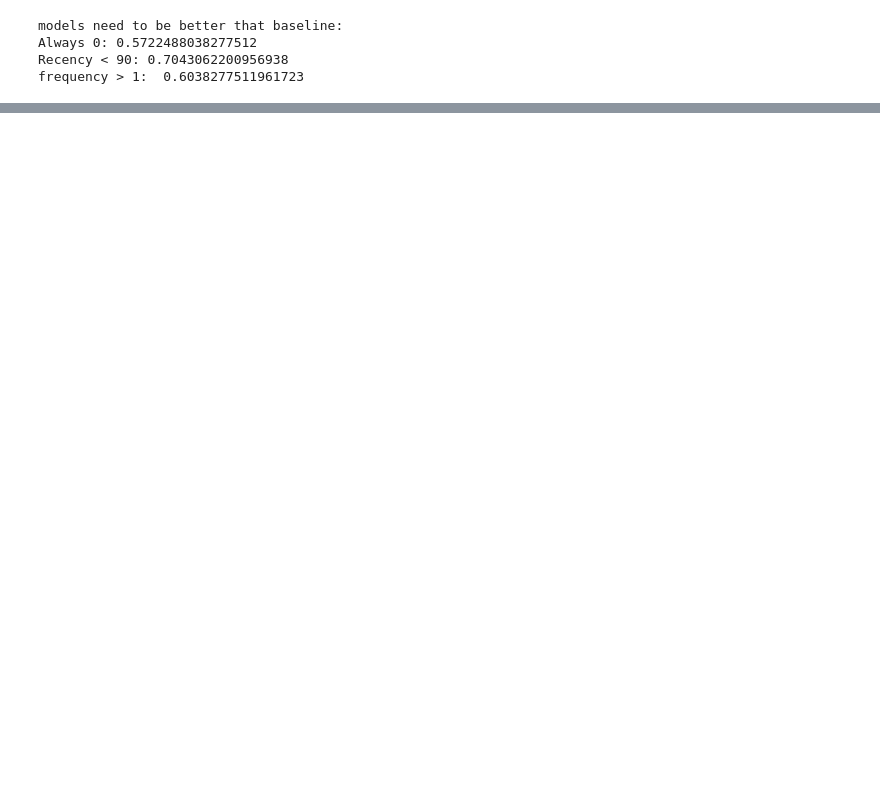
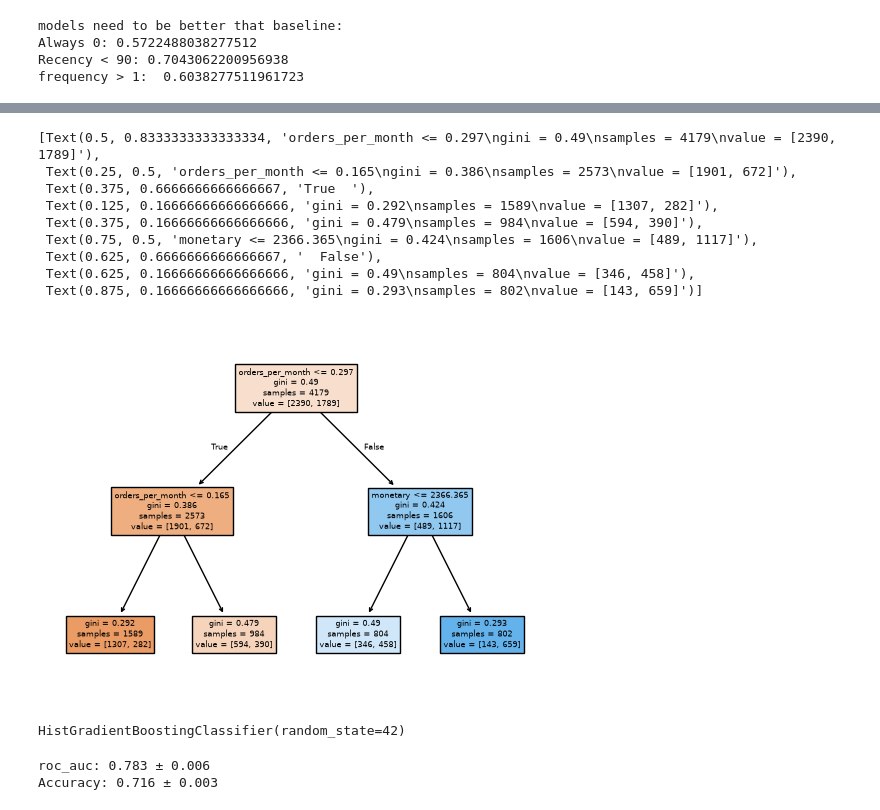
Before and after one commit to ToraBr/Online_retail_2, a Jupyter notebook: notebooks/03_models.ipynb, the cells around one changed output, grey strips where cells are left out. Cells and saved outputs as stored; diff of their text form; code cells hidden in the pictures; blank space fills up the shorter version.

Commit message:
random forest with 5 forl cv, 1 tree with depth 2

```diff
--- a/notebooks/03_models.ipynb
+++ b/notebooks/03_models.ipynb
@@ -32,0 +62,30 @@ frequency > 1:  0.6038277511961723
+# %%
+
+
+tree = DecisionTreeClassifier(max_depth=2, random_state=42)
+tree.fit(X_train, y_train)
+plot_tree(tree, feature_names=X.columns, filled=True)
+# %% [output]
+[Text(0.5, 0.8333333333333334, 'orders_per_month <= 0.297\ngini = 0.49\nsamples = 4179\nvalue = [2390, 1789]'),
+ Text(0.25, 0.5, 'orders_per_month <= 0.165\ngini = 0.386\nsamples = 2573\nvalue = [1901, 672]'),
+ Text(0.375, 0.6666666666666667, 'True  '),
+ Text(0.125, 0.16666666666666666, 'gini = 0.292\nsamples = 1589\nvalue = [1307, 282]'),
+ Text(0.375, 0.16666666666666666, 'gini = 0.479\nsamples = 984\nvalue = [594, 390]'),
+ Text(0.75, 0.5, 'monetary <= 2366.365\ngini = 0.424\nsamples = 1606\nvalue = [489, 1117]'),
+ Text(0.625, 0.6666666666666667, '  False'),
+ Text(0.625, 0.16666666666666666, 'gini = 0.49\nsamples = 804\nvalue = [346, 458]'),
+ Text(0.875, 0.16666666666666666, 'gini = 0.293\nsamples = 802\nvalue = [143, 659]')]
+[figure, added]
+# %%
+hgb = HistGradientBoostingClassifier(random_state=42)
+hgb.fit(X_train, y_train)
+# %% [output]
+HistGradientBoostingClassifier(random_state=42)
+# %%
+scores = cross_validate(rf, X_train, y_train, cv=5, scoring=["accuracy", "roc_auc"])
+
+print(f"roc_auc: {scores['test_roc_auc'].mean():.3f} ± {scores['test_roc_auc'].std():.3f}")
+print(f"Accuracy: {scores['test_accuracy'].mean():.3f} ± {scores['test_accuracy'].std():.3f}")
+# %% [output]
+roc_auc: 0.783 ± 0.006
+Accuracy: 0.716 ± 0.003
```
Also changed, not shown: parts of 3 cells of this notebook.
